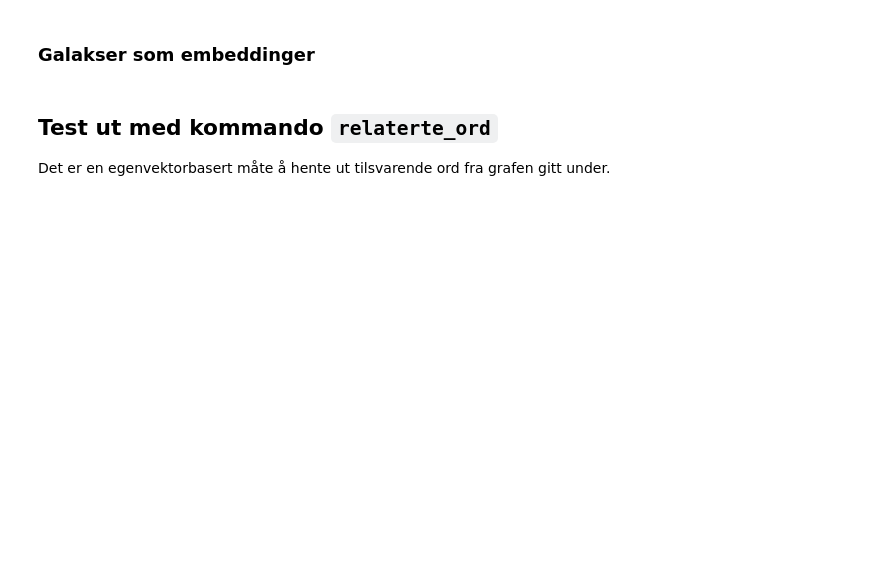
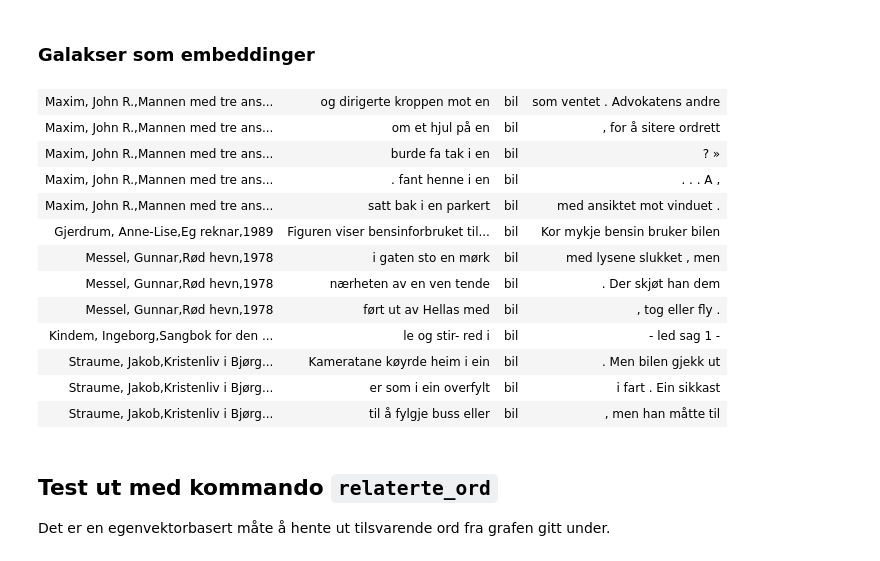
Before and after one commit to Yoonsen/Miscellaneous-Notebooks, a Jupyter notebook: Galakser som embedding/Galakser som embedding.ipynb, the cells around one changed output. Saved outputs shown, nothing was run; the diff lists cells and outputs as text; code cells hidden in the pictures; blank space fills up the shorter version.

```diff
--- a/Galakser som embedding/Galakser som embedding.ipynb
+++ b/Galakser som embedding/Galakser som embedding.ipynb
@@ -6,6 +6,22 @@
 # %%
 import dhlab.nbtext as nb
 import dhlab.graph_networkx_louvain as gnl
+# %%
+nb.concordance('bil')
+# %% [output]
+| Maxim, John R.,Mannen med tre ans... | og dirigerte kroppen mot en | bil | som ventet . Advokatens andre |
+| Maxim, John R.,Mannen med tre ans... | om et hjul på en | bil | , for å sitere ordrett |
+| Maxim, John R.,Mannen med tre ans... | burde fa tak i en | bil | ? » |
+| Maxim, John R.,Mannen med tre ans... | . fant henne i en | bil | . . . A , |
+| Maxim, John R.,Mannen med tre ans... | satt bak i en parkert | bil | med ansiktet mot vinduet . |
+| Gjerdrum, Anne-Lise,Eg reknar,1989 | Figuren viser bensinforbruket til... | bil | Kor mykje bensin bruker bilen |
+| Messel, Gunnar,Rød hevn,1978 | i gaten sto en mørk | bil | med lysene slukket , men |
+| Messel, Gunnar,Rød hevn,1978 | nærheten av en ven tende | bil | . Der skjøt han dem |
+| Messel, Gunnar,Rød hevn,1978 | ført ut av Hellas med | bil | , tog eller fly . |
+| Kindem, Ingeborg,Sangbok for den ... | le og stir- red i | bil | - led sag 1 - |
+| Straume, Jakob,Kristenliv i Bjørg... | Kameratane køyrde heim i ein | bil | . Men bilen gjekk ut |
+| Straume, Jakob,Kristenliv i Bjørg... | er som i ein overfylt | bil | i fart . Ein sikkast |
+| Straume, Jakob,Kristenliv i Bjørg... | til å fylgje buss eller | bil | , men han måtte til |
 # %% [markdown]
 ## Test ut med kommando `relaterte_ord`
 
```
Also changed, not shown: parts of 8 cells of this notebook, 4 other files.
